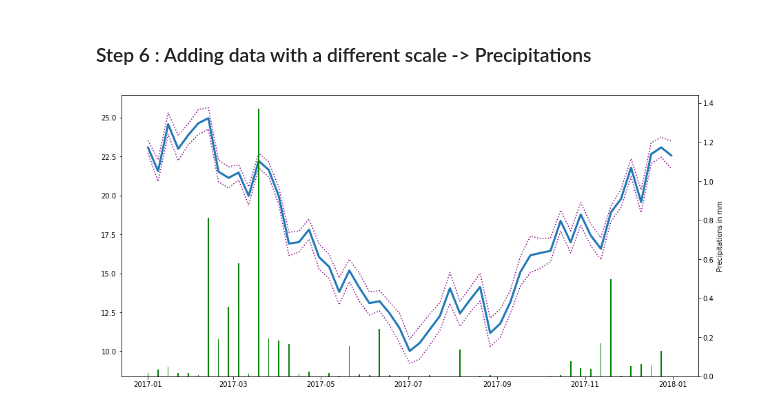
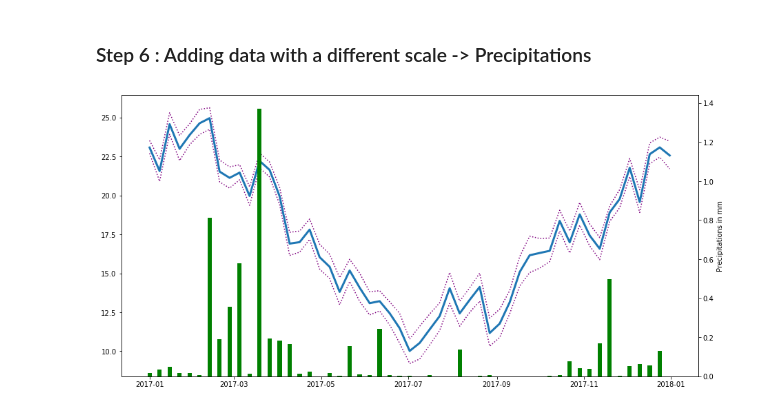
Before and after one commit to GuillaumeRouja/2019-Python-Data-Visualization, a Jupyter notebook: GR_BoM_displaying.ipynb, the cells around one changed output. Cells and saved outputs as stored; diff of their text form; code cells hidden in the pictures.

```diff
--- a/GR_BoM_displaying.ipynb
+++ b/GR_BoM_displaying.ipynb
@@ -143,21 +143,21 @@ That graph looks better. In step 6 We can now focus on trying to add data that h
 # %%
 # Prepare the data we want to display
 
 fig, ax1 = plt.subplots()
 
 # Plot the data that share the same y axis
 
 ax1.plot(x, df2['T_Celsius'],linewidth=3.0)
 ax1.plot(x, df2['MaxT_Celsius'],color='purple', linestyle='dotted')
 ax1.plot(x, df2['MinT_Celsius'],color='purple', linestyle='dotted')
 
 # instantiate a second y axis that shares the same x-axis
 
 ax2 = ax1.twinx()
 
 ax2.set_ylabel('Precipitations in mm')
-ax2.bar(x, df2['Precip_mm'], color='green',linewidth=2.0)
+ax2.bar(x, df2['Precip_mm'], color='green',width=3.0)
 
 plt.show()
 # %% [output]
-[figure, old version]
+[figure, new version]
```
Also changed, not shown: parts of 4 cells of this notebook.
